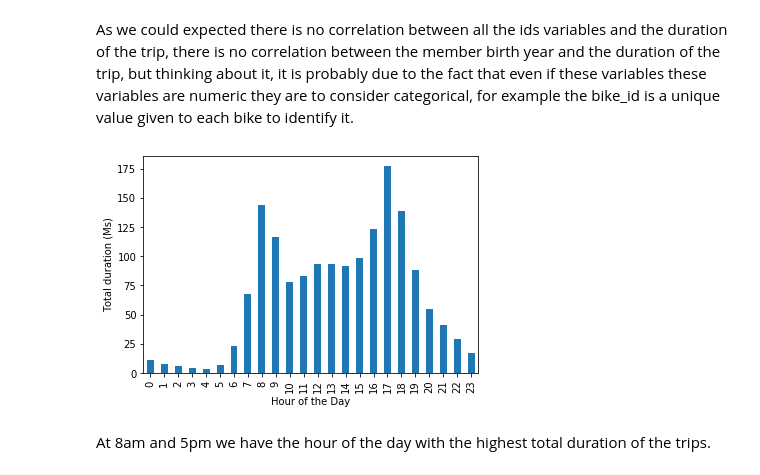
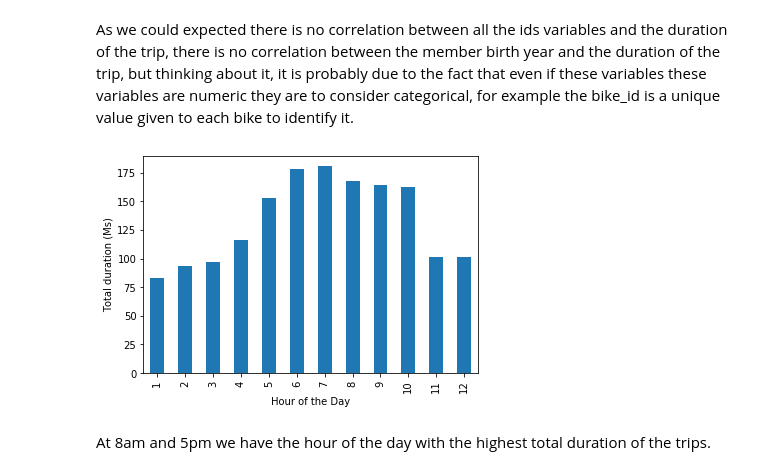
Before and after one commit to furawa/Data_Analyst_Udacity_Projects, a Jupyter notebook: 05_Communicate_Data/ford_gobike_exploration.ipynb, the cells around one changed output. Saved outputs shown, nothing was run; the diff lists cells and outputs as text; code cells hidden in the pictures.

```diff
--- a/05_Communicate_Data/ford_gobike_exploration.ipynb
+++ b/05_Communicate_Data/ford_gobike_exploration.ipynb
@@ -352,11 +415,11 @@ due to the fact that even if these variables these variables are numeric they ar
 example the bike_id is a unique value given to each bike to identify it.
 # %%
 # Plot the total duration of the trip each hour
-duration_per_hour = baywheels_data.groupby(hours).sum().duration_sec/1e6 # Divide by 1e6 to have it in Mega seconds
+duration_per_hour = baywheels_data.groupby(months).sum().duration_sec/1e6 # Divide by 1e6 to have it in Mega seconds
 duration_per_hour.plot(kind = 'bar')
 plt.xlabel('Hour of the Day')
 plt.ylabel('Total duration (Ms)');
 # %% [output]
-[figure, old version]
+[figure, new version]
 # %% [markdown]
 At 8am and 5pm we have the hour of the day with the highest total duration of the trips.
```
Also changed, not shown: parts of 12 cells of this notebook.
